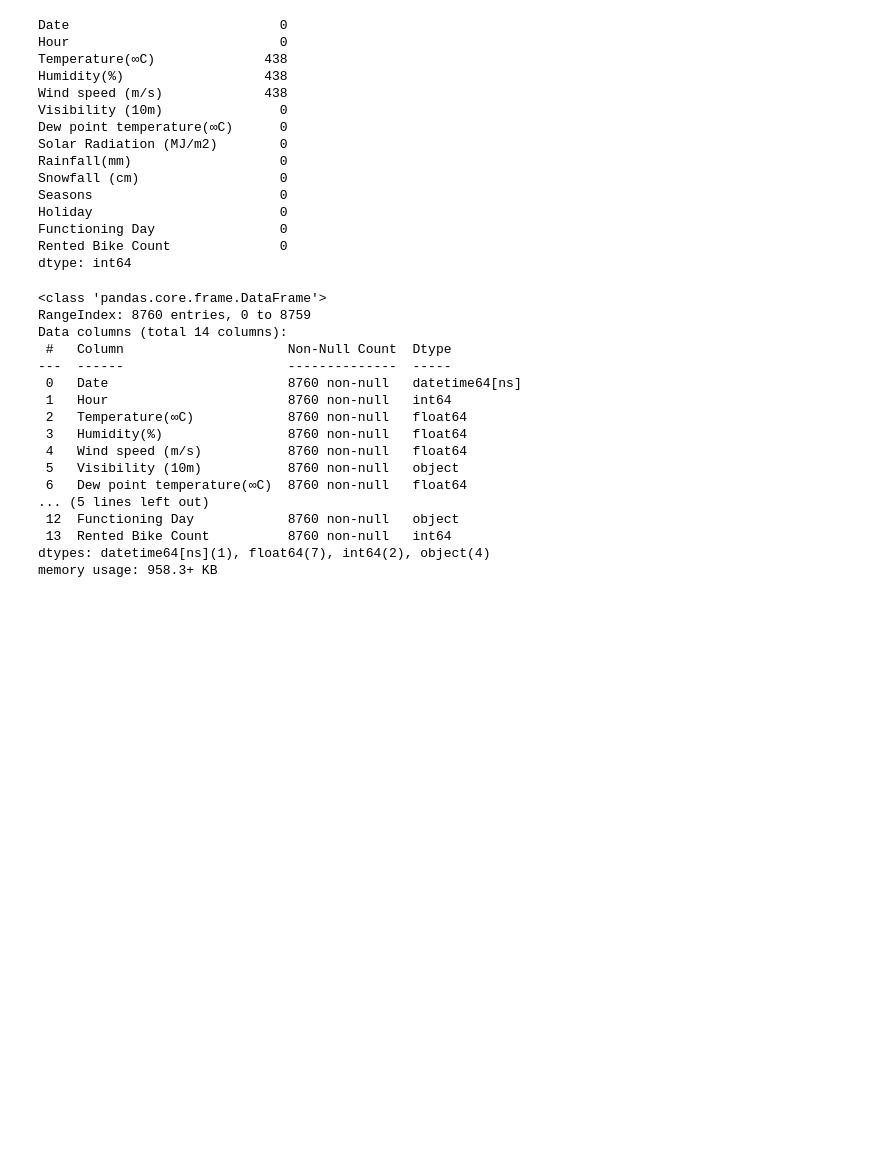
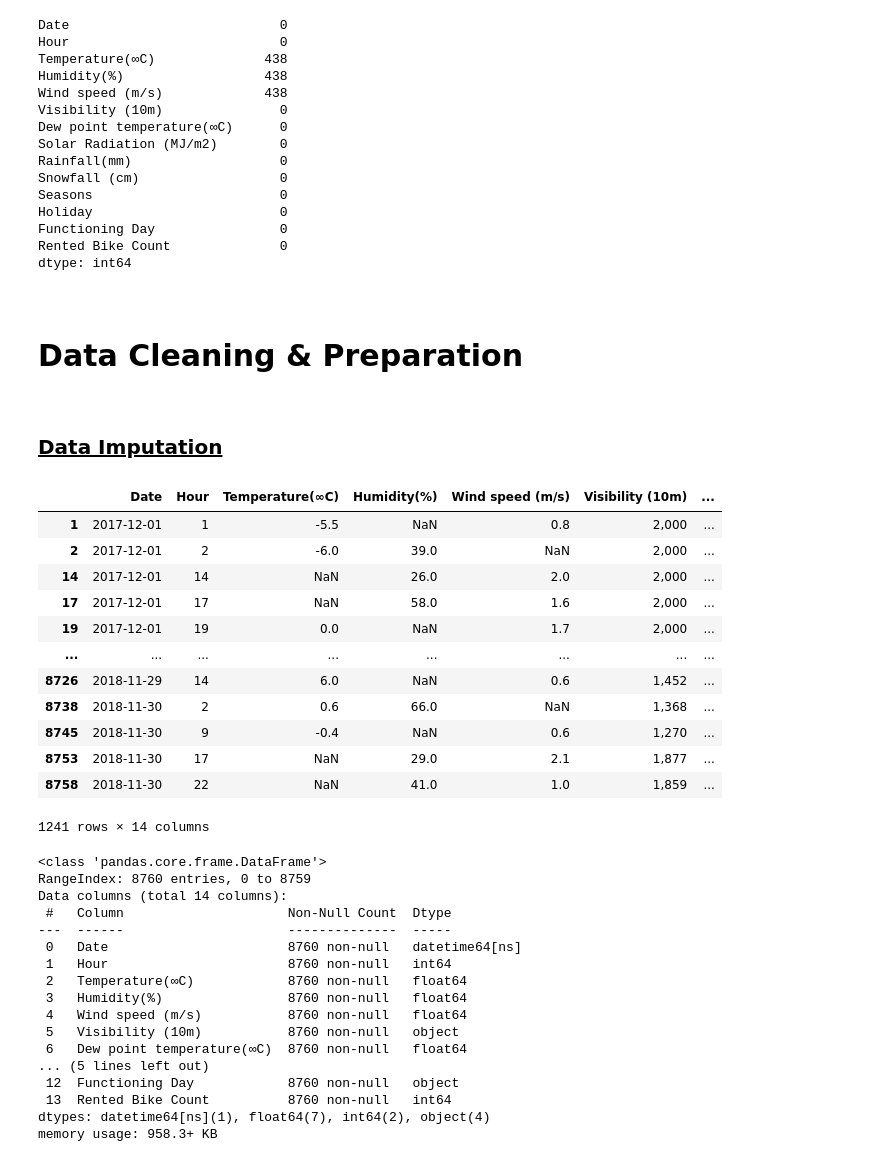
Before and after one commit to A1maan/seoul-bike-demand-project, a Jupyter notebook: ise291_project.ipynb, the cells around one changed output. Cells and saved outputs as stored; diff of their text form; code cells hidden in the pictures; blank space fills up the shorter version.

```diff
--- a/ise291_project.ipynb
+++ b/ise291_project.ipynb
@@ -77,6 +105,27 @@ Holiday                        0
 Functioning Day                0
 Rented Bike Count              0
 dtype: int64
+# %% [markdown]
+<br><h1 style=font-size:30px><b>Data Cleaning & Preparation</h1>
+# %% [markdown]
+<h2 style=font-size:20px><b><u>Data Imputation</u></h2>
+# %%
+null_rows = df[df.isna().any(axis=1)]
+null_rows
+# %% [output]
+|  | Date | Hour | Temperature(∞C) | Humidity(%) | Wind speed (m/s) | Visibility (10m) | ... |
+| 1 | 2017-12-01 | 1 | -5.5 | NaN | 0.8 | 2,000 | ... |
+| 2 | 2017-12-01 | 2 | -6.0 | 39.0 | NaN | 2,000 | ... |
+| 14 | 2017-12-01 | 14 | NaN | 26.0 | 2.0 | 2,000 | ... |
+| 17 | 2017-12-01 | 17 | NaN | 58.0 | 1.6 | 2,000 | ... |
+| 19 | 2017-12-01 | 19 | 0.0 | NaN | 1.7 | 2,000 | ... |
+| ... | ... | ... | ... | ... | ... | ... | ... |
+| 8726 | 2018-11-29 | 14 | 6.0 | NaN | 0.6 | 1,452 | ... |
+| 8738 | 2018-11-30 | 2 | 0.6 | 66.0 | NaN | 1,368 | ... |
+| 8745 | 2018-11-30 | 9 | -0.4 | NaN | 0.6 | 1,270 | ... |
+| 8753 | 2018-11-30 | 17 | NaN | 29.0 | 2.1 | 1,877 | ... |
+| 8758 | 2018-11-30 | 22 | NaN | 41.0 | 1.0 | 1,859 | ... |
+1241 rows × 14 columns
 # %%
 null_columns = df.columns[df.isna().any()]
 for c in null_columns:
```
Also changed, not shown: parts of 12 cells of this notebook.
